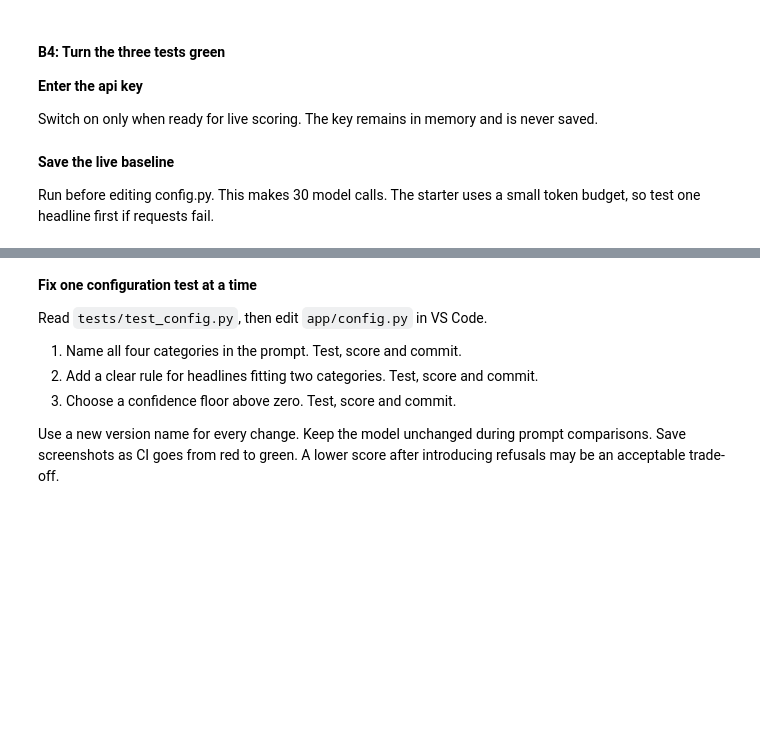
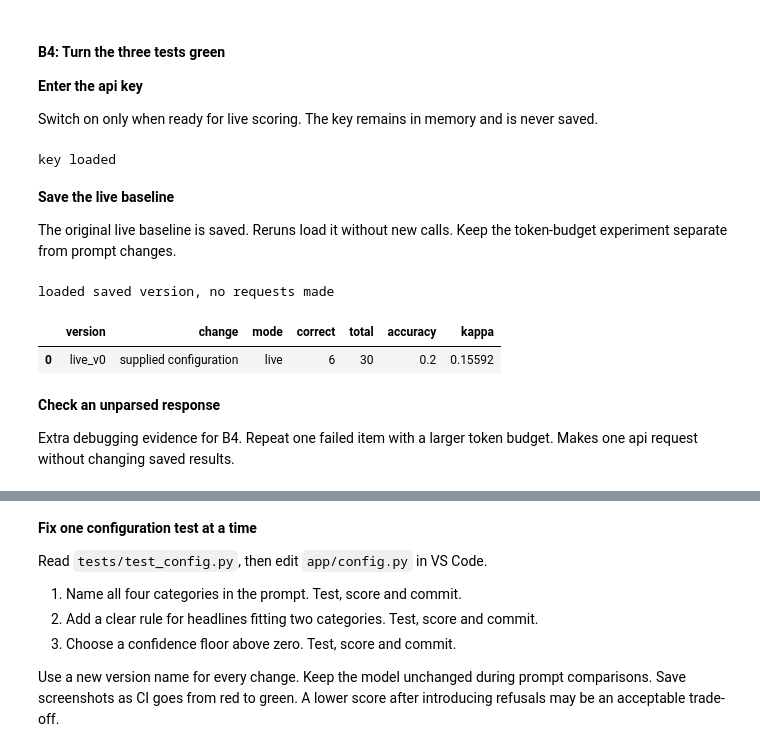
Before and after one commit to ahthini/Ahthini-LSA-AI-ML, a Jupyter notebook: Week 2/week2.ipynb, the cells around one changed output, grey strips where cells are left out. Drawn from its saved outputs; the diff is of its cells as text; code cells hidden in the pictures; blank space fills up the shorter version.

Commit message:
Complete Week 2 configuration fixes and evaluation

```diff
--- a/Week 2/week2.ipynb
+++ b/Week 2/week2.ipynb
@@ -301,7 +361,7 @@ baseline = score_version("demo_baseline", "supplied configuration", mode="demo")
 
 Switch on only when ready for live scoring. The key remains in memory and is never saved.
 # %%
-enter_key = False
+enter_key = True
 if enter_key:
     key = getpass("enter Groq API key: ").strip()
     assert key, "no key entered"
@@ -310,13 +370,23 @@ if enter_key:
     print("key loaded")
 else:
     print("key entry switched off")
+# %% [output]
+key loaded
 # %% [markdown]
 **Save the live baseline**
 
-Run before editing config.py. This makes 30 model calls. The starter uses a small token budget, so test one headline first if requests fail.
+The original live baseline is saved. Reruns load it without new calls. Keep the token-budget experiment separate from prompt changes.
 # %%
-run_live_baseline = False
+run_live_baseline = True
 if run_live_baseline:
     live_baseline = score_version("live_v0", "supplied configuration", mode="live")
 else:
     print("live scoring switched off")
+# %% [output]
+loaded saved version, no requests made
+|  | version | change | mode | correct | total | accuracy | kappa |
+| 0 | live_v0 | supplied configuration | live | 6 | 30 | 0.2 | 0.15592 |
+# %% [markdown]
+**Check an unparsed response**
+
+Extra debugging evidence for B4. Repeat one failed item with a larger token budget. Makes one api request without changing saved results.
```
Also changed, not shown: parts of 24 cells of this notebook, 26 other files.
